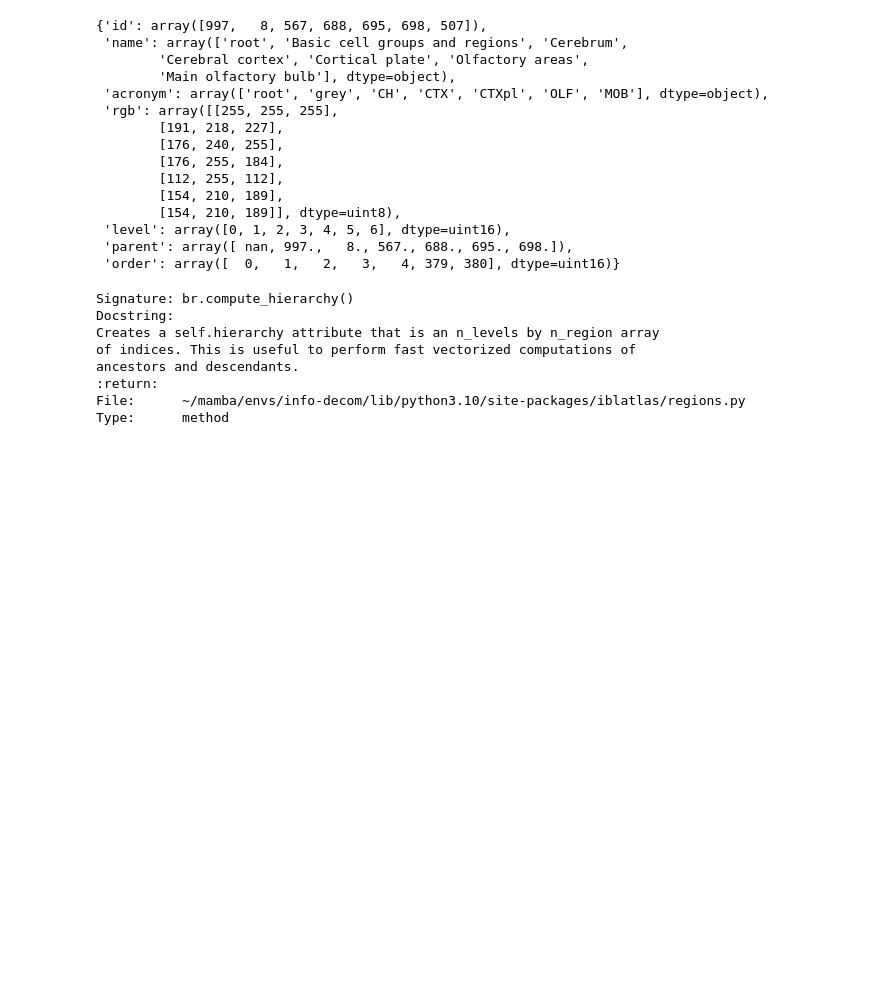
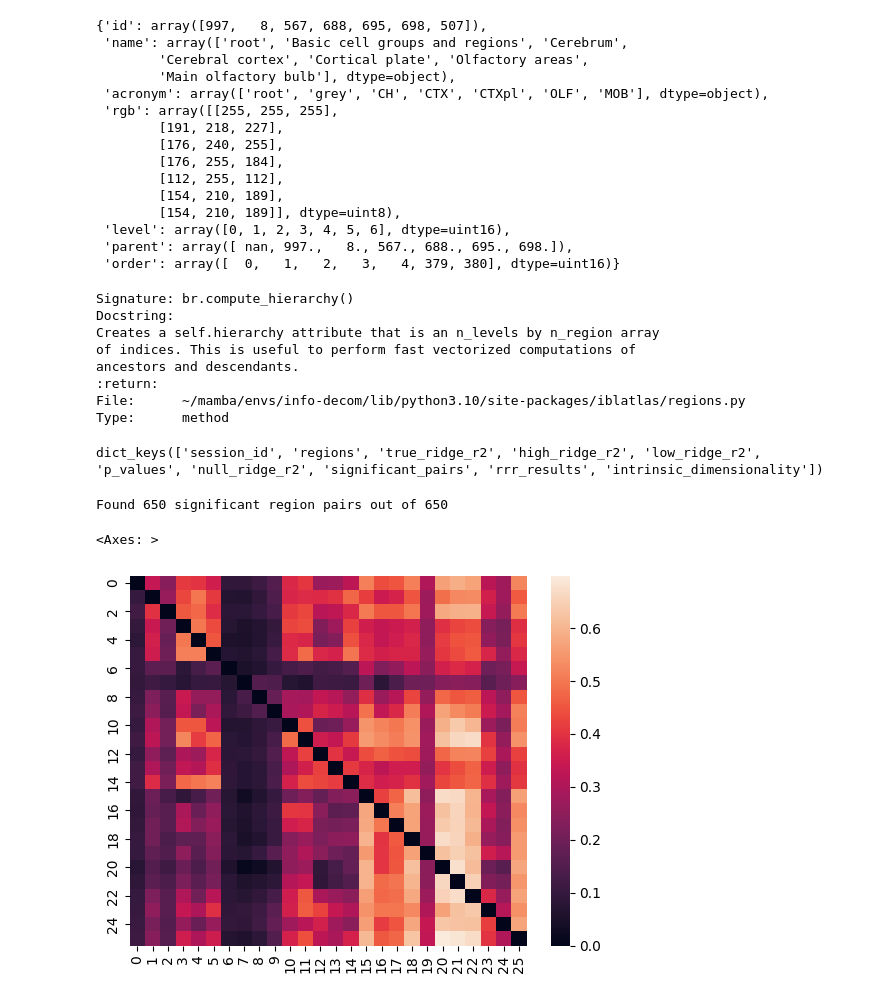
Before and after one commit to debottamKundu/communication_python, a Jupyter notebook: notebooks/ridge_regress_predictions.ipynb, the cells around one changed output. Drawn from its saved outputs; the diff is of its cells as text; code cells hidden in the pictures; blank space fills up the shorter version.

```diff
--- a/notebooks/ridge_regress_predictions.ipynb
+++ b/notebooks/ridge_regress_predictions.ipynb
@@ -126,0 +129,7 @@ Type:      method
+# %%
+data = pkl.load(
+    open(
+        "../data/generated/rrr_analysis/f7d46a15-9498-40dc-90da-fb977ce844be_rrr_results_svd_null.pkl",
+        "rb",
+    )
+)
@@ -126,0 +143,4 @@ Type:      method
+# %%
+data.keys()
+# %% [output]
+dict_keys(['session_id', 'regions', 'true_ridge_r2', 'high_ridge_r2', 'low_ridge_r2', 'p_values', 'null_ridge_r2', 'significant_pairs', 'rrr_results', 'intrinsic_dimensionality'])
@@ -126,0 +158,12 @@ Type:      method
+# %%
+significant_pairs = []
+for idx in range(26):
+    for idy in range(26):
+        if idx == idy:
+            continue
+        if p_values[idx, idy] < 0.05 and data["true_ridge_r2"][idx, idy] > 0:
+            significant_pairs.append((idx, idy))
+
+print(f"Found {len(significant_pairs)} significant region pairs out of {26 * (26 - 1)}")
+# %% [output]
+Found 650 significant region pairs out of 650
@@ -126,0 +172,5 @@ Type:      method
+# %%
+sns.heatmap(data["true_ridge_r2"])
+# %% [output]
+<Axes: >
+[figure, added]
```
Also changed, not shown: parts of 9 cells of this notebook, 5 other files.
